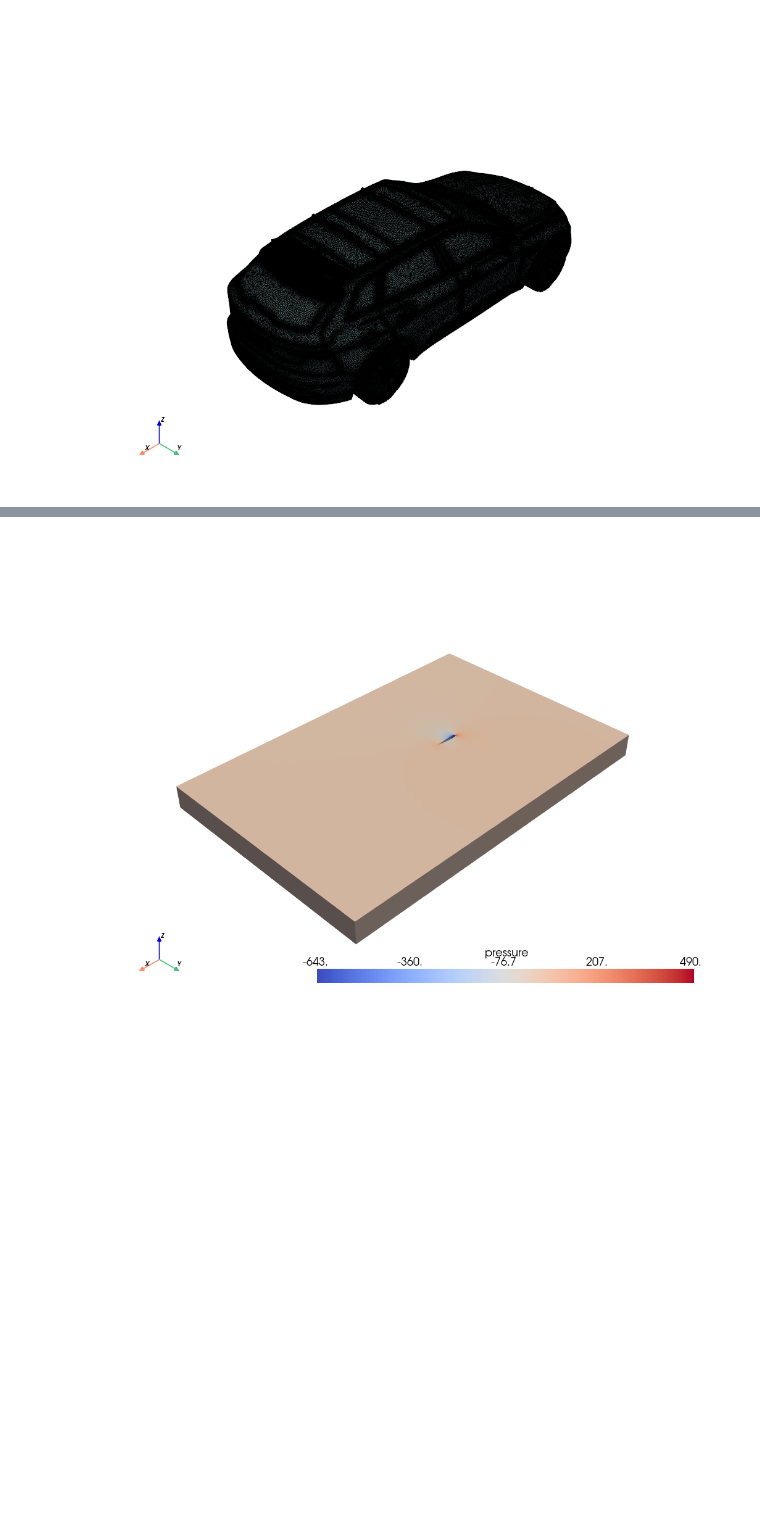
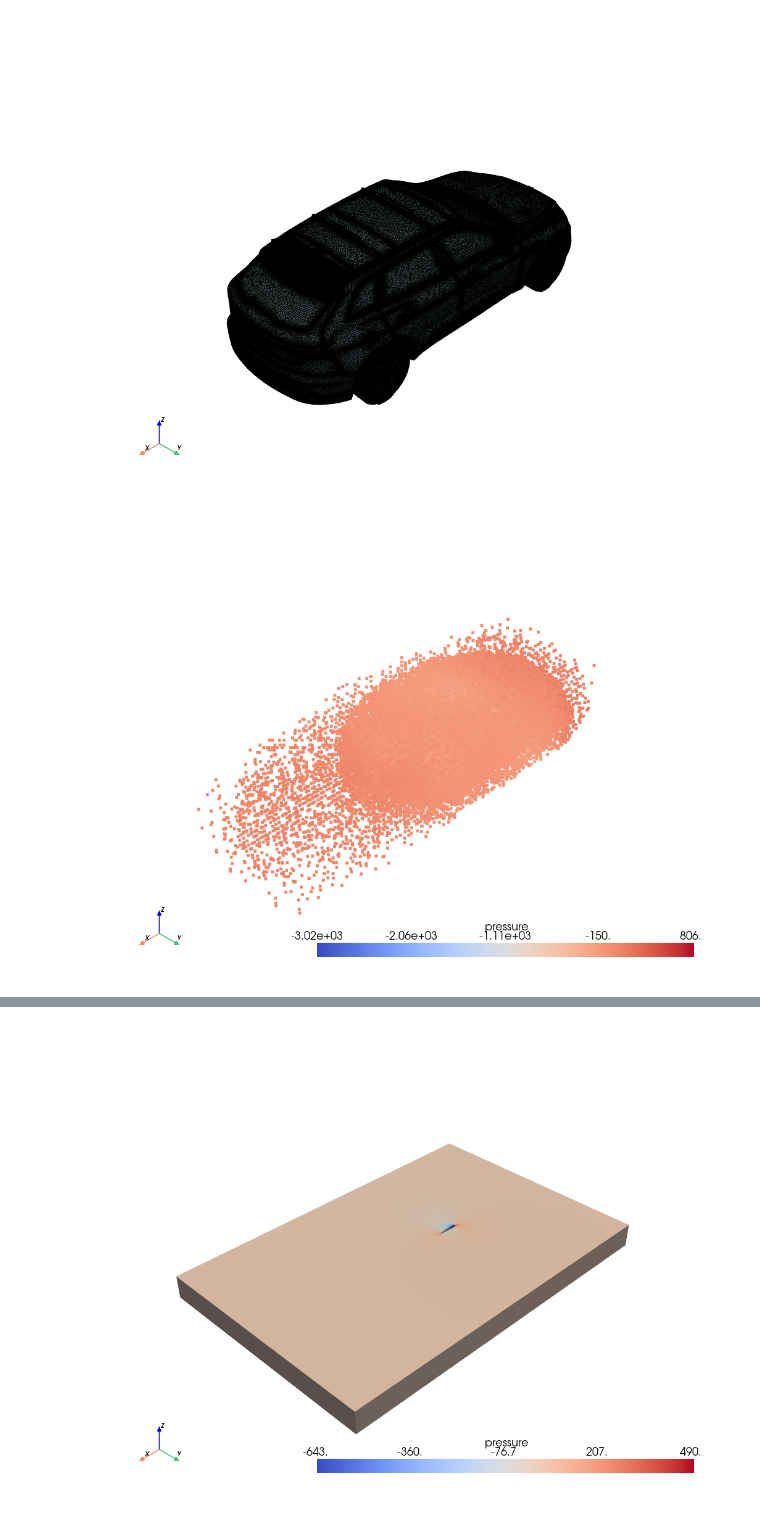
Before and after one commit to FlorianJacta/Work-Home, a Jupyter notebook: SimAI_Case_Study_Complete.ipynb, the cells around one changed output, grey strips where cells are left out. Drawn from its saved outputs; the diff is of its cells as text; code cells hidden in the pictures; blank space fills up the shorter version.

Commit message:
Add all visualizations

```diff
--- a/SimAI_Case_Study_Complete.ipynb
+++ b/SimAI_Case_Study_Complete.ipynb
@@ -68,3 +70,10 @@ We use PyVista's interactive 3D plotting to inspect the geometries. Below, we pl
 surface_car.plot(show_edges=True)
 # %% [output]
 [figure]
+# %%
+volume_car.plot(
+    scalars="pressure",
+    cmap="coolwarm",
+)
+# %% [output]
+[figure, added]
```
Also changed, not shown: parts of 2 cells of this notebook, 1 other file.
